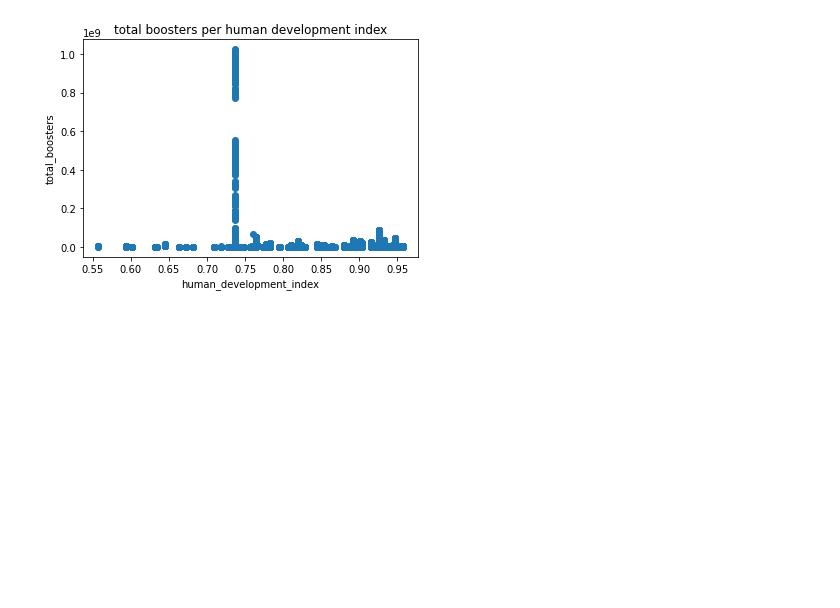
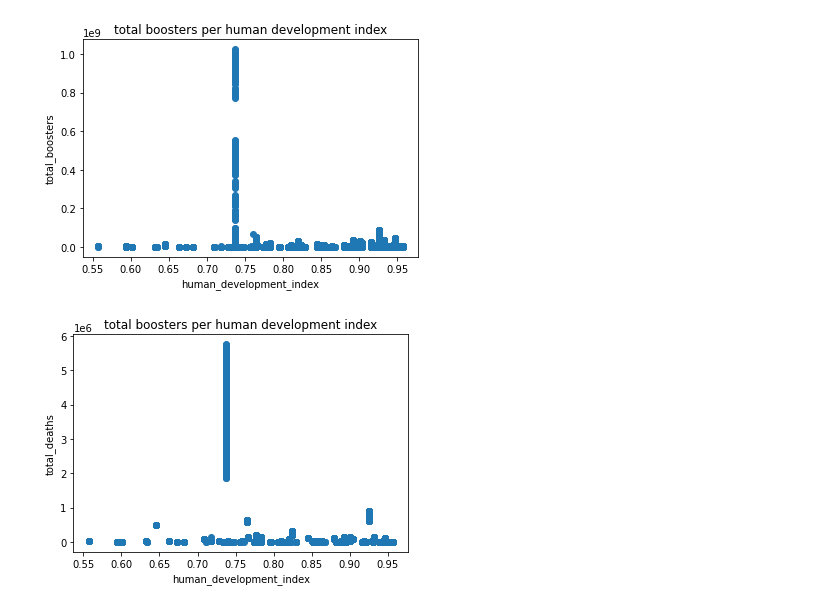
Before and after one commit to SamantaDilm/voila, a Jupyter notebook: notebooks/FinalProject.ipynb, the cells around one changed output. Drawn from its saved outputs; the diff is of its cells as text; code cells hidden in the pictures; blank space fills up the shorter version.

```diff
--- a/notebooks/FinalProject.ipynb
+++ b/notebooks/FinalProject.ipynb
@@ -55,3 +56,14 @@ plt.show()
 [figure]
 [figure]
 [figure]
+# %%
+p = 'human_development_index'
+q = 'total_deaths'
+plot_b= plt.scatter(covid.human_development_index,covid.total_deaths)
+plt.title('total boosters per human development index')
+plt.xlabel(p)
+plt.ylabel(q)
+
+plt.show()
+# %% [output]
+[figure, added]
```
Also changed, not shown: parts of 2 cells of this notebook.
